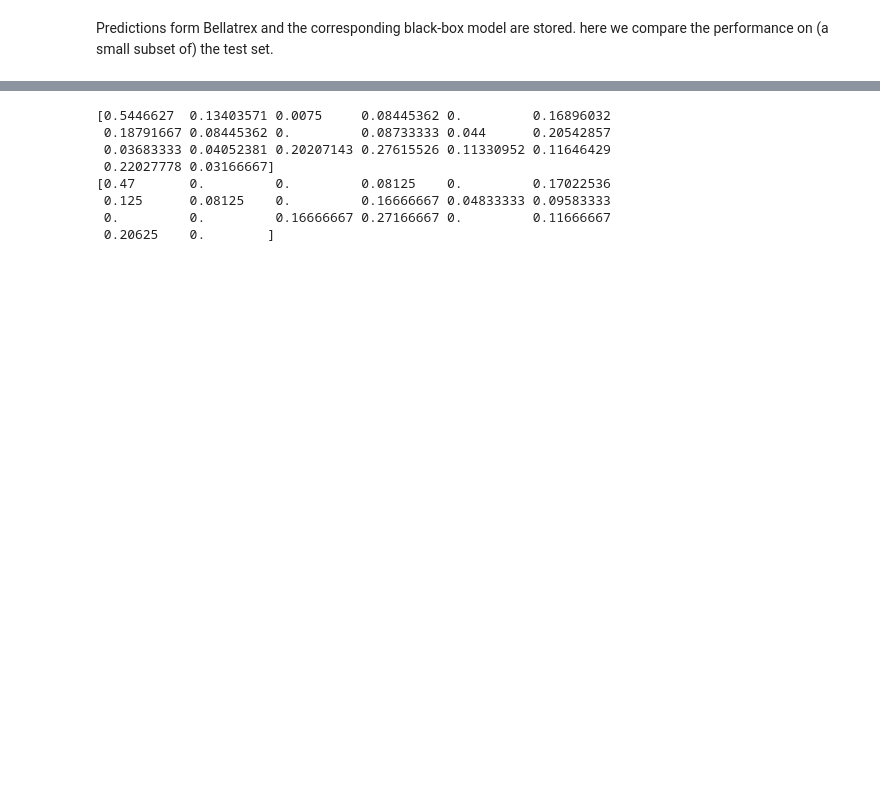
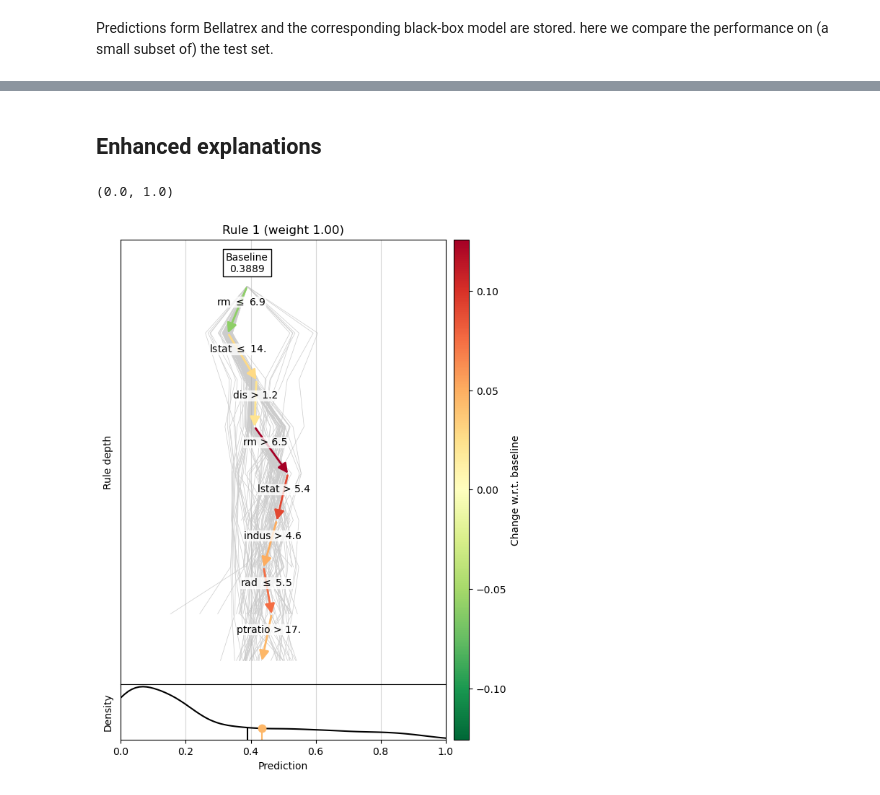
Before and after one commit to Klest94/Bellatrex, a Jupyter notebook: tutorial.ipynb, the cells around one changed output, grey strips where cells are left out. Cells and saved outputs as stored; diff of their text form; code cells hidden in the pictures; blank space fills up the shorter version.

Commit message:
minor updates
visulaisation plot

```diff
--- a/tutorial.ipynb
+++ b/tutorial.ipynb
@@ -201,12 +203,18 @@ Black-box performance: AUROC: 0.7344
-# %%
-print(y_ens_pred)
-print(y_pred)
-# %% [output]
-[0.5446627  0.13403571 0.0075     0.08445362 0.         0.16896032
- 0.18791667 0.08445362 0.         0.08733333 0.044      0.20542857
- 0.03683333 0.04052381 0.20207143 0.27615526 0.11330952 0.11646429
- 0.22027778 0.03166667]
-[0.47       0.         0.         0.08125    0.         0.17022536
- 0.125      0.08125    0.         0.16666667 0.04833333 0.09583333
- 0.         0.         0.16666667 0.27166667 0.         0.11666667
- 0.20625    0.        ]
+# %% [markdown]
+## Enhanced explanations
+# %%
+from visualisation import read_rules, plot_rules
+
+rules, preds, baselines, weights, other_preds = read_rules(
+    file       = "example-explanations/Rules_boston_housing_f0_id0.txt",
+    file_extra = "example-explanations/Rules_boston_housing_f0_id0-extra.txt"
+)
+preds_distr = np.load("example-data/bin_tutorial_y_train_preds.npy")
+axs = plot_rules(rules, preds, baselines, weights,
+            max_rulelen=None, other_preds=other_preds, preds_distr=preds_distr,
+)
+axs[0].set_xlim([0,1])
+# plt.savefig("visualisation.pdf")
+# %% [output]
+(0.0, 1.0)
+[figure, added]
```
Also changed, not shown: parts of 5 cells of this notebook, 7 other files.
